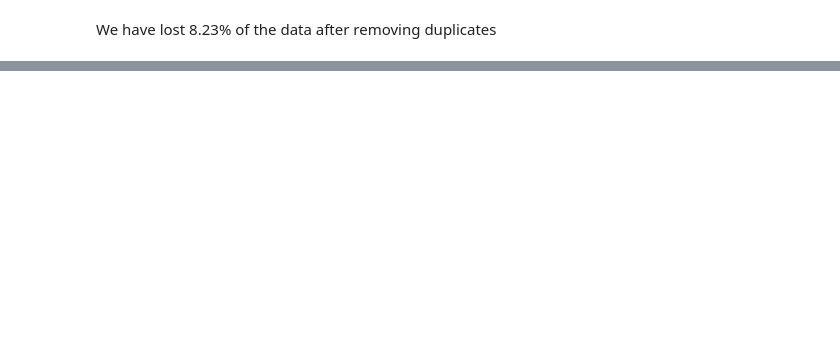
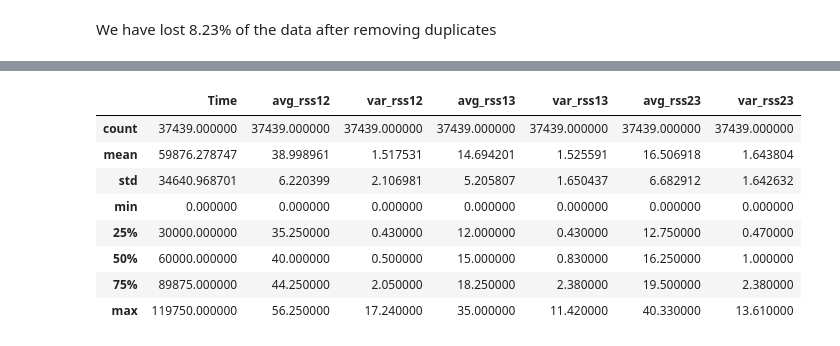
Before and after one commit to farizali10/Sensor_Motion_Classifier, a Jupyter notebook: notebooks/EDA.ipynb, the cells around one changed output, grey strips where cells are left out. Cells and saved outputs as stored; diff of their text form; code cells hidden in the pictures; blank space fills up the shorter version.

```diff
--- a/notebooks/EDA.ipynb
+++ b/notebooks/EDA.ipynb
@@ -187,0 +131,8 @@ df1.rename(columns={"# Columns: time":"Time"},inplace=True)
+# %%
+numerical_columns = []
+categorical_columns = []
+for column in df1.columns:
+    if df1[column].dtypes == "object":
+        categorical_columns.append(column)
+    else:
+        numerical_columns.append(column)
@@ -187,0 +161,12 @@ df1.rename(columns={"# Columns: time":"Time"},inplace=True)
+# %%
+df1[numerical_columns].describe()
+# %% [output]
+|  | Time | avg_rss12 | var_rss12 | avg_rss13 | var_rss13 | avg_rss23 | var_rss23 |
+| count | 37439.000000 | 37439.000000 | 37439.000000 | 37439.000000 | 37439.000000 | 37439.000000 | 37439.000000 |
+| mean | 59876.278747 | 38.998961 | 1.517531 | 14.694201 | 1.525591 | 16.506918 | 1.643804 |
+| std | 34640.968701 | 6.220399 | 2.106981 | 5.205807 | 1.650437 | 6.682912 | 1.642632 |
+| min | 0.000000 | 0.000000 | 0.000000 | 0.000000 | 0.000000 | 0.000000 | 0.000000 |
+| 25% | 30000.000000 | 35.250000 | 0.430000 | 12.000000 | 0.430000 | 12.750000 | 0.470000 |
+| 50% | 60000.000000 | 40.000000 | 0.500000 | 15.000000 | 0.830000 | 16.250000 | 1.000000 |
+| 75% | 89875.000000 | 44.250000 | 2.050000 | 18.250000 | 2.380000 | 19.500000 | 2.380000 |
+| max | 119750.000000 | 56.250000 | 17.240000 | 35.000000 | 11.420000 | 40.330000 | 13.610000 |
```
Also changed, not shown: parts of 47 cells of this notebook.
